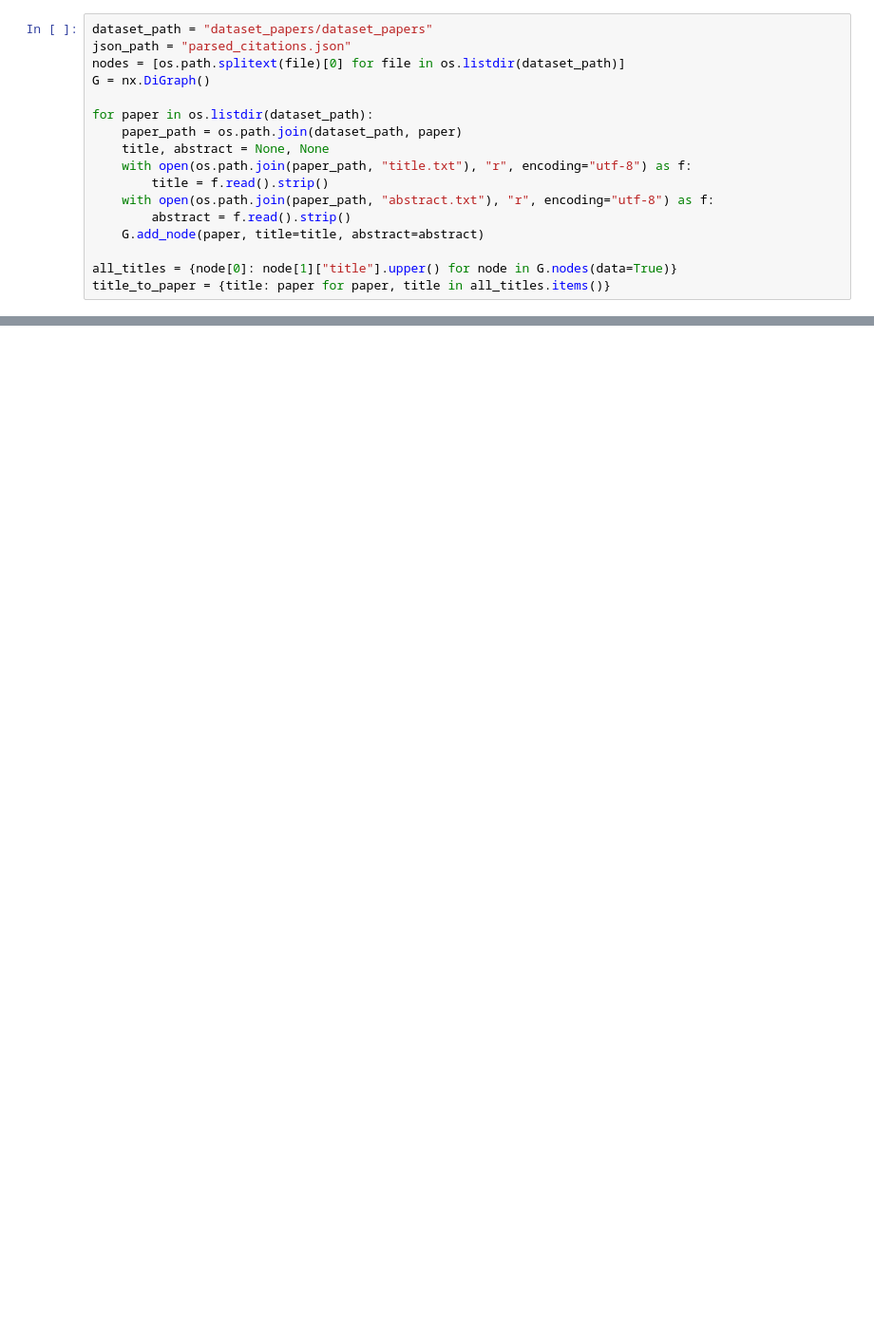
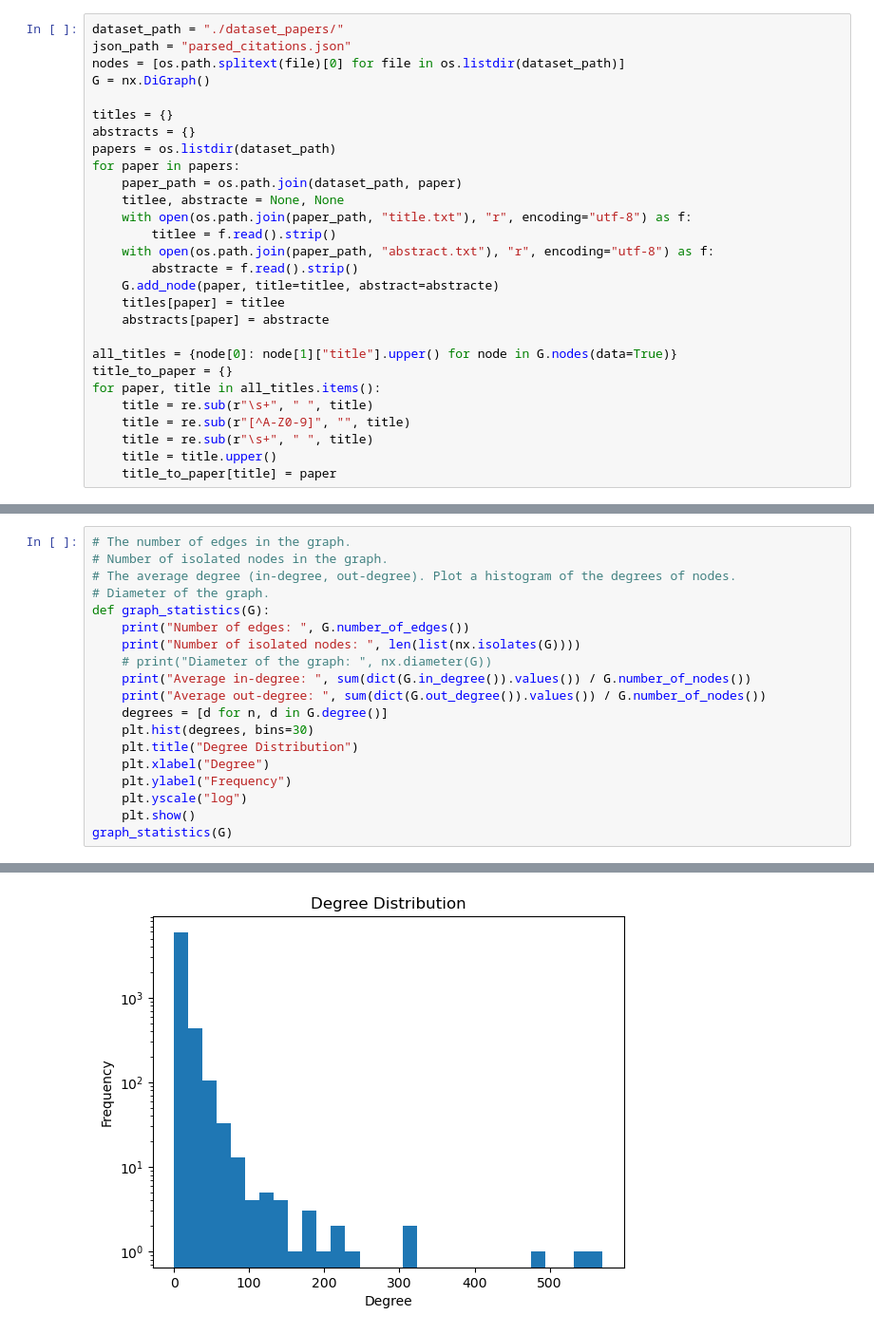
Before and after one commit to fred576/CS768, a Jupyter notebook: task1.ipynb, the cells around one changed output, grey strips where cells are left out. Shown at 95% size. Saved outputs shown, nothing was run; the diff lists cells and outputs as text; blank space fills up the shorter version.

```diff
--- a/task1.ipynb
+++ b/task1.ipynb
@@ -9,19 +10,30 @@ from difflib import get_close_matches
 # %%
-dataset_path = "dataset_papers/dataset_papers"
+dataset_path = "./dataset_papers/"
 json_path = "parsed_citations.json"
 nodes = [os.path.splitext(file)[0] for file in os.listdir(dataset_path)]
 G = nx.DiGraph()
 
-for paper in os.listdir(dataset_path):
+titles = {}
+abstracts = {}
+papers = os.listdir(dataset_path)
+for paper in papers:
     paper_path = os.path.join(dataset_path, paper)
-    title, abstract = None, None
+    titlee, abstracte = None, None
     with open(os.path.join(paper_path, "title.txt"), "r", encoding="utf-8") as f:
-        title = f.read().strip()
+        titlee = f.read().strip()
     with open(os.path.join(paper_path, "abstract.txt"), "r", encoding="utf-8") as f:
-        abstract = f.read().strip()
-    G.add_node(paper, title=title, abstract=abstract)
+        abstracte = f.read().strip()
+    G.add_node(paper, title=titlee, abstract=abstracte)
+    titles[paper] = titlee
+    abstracts[paper] = abstracte
 
 all_titles = {node[0]: node[1]["title"].upper() for node in G.nodes(data=True)}
-title_to_paper = {title: paper for paper, title in all_titles.items()}
+title_to_paper = {}
+for paper, title in all_titles.items():
+    title = re.sub(r"\s+", " ", title)
+    title = re.sub(r"[^A-Z0-9]", "", title)
+    title = re.sub(r"\s+", " ", title)
+    title = title.upper()
+    title_to_paper[title] = paper
 # %%
 def title_match(title, title_to_paper):
@@ -88,0 +101,20 @@ with open(json_path, "r", encoding="utf-8") as f:
+# %%
+# The number of edges in the graph.
+# Number of isolated nodes in the graph.
+# The average degree (in-degree, out-degree). Plot a histogram of the degrees of nodes.
+# Diameter of the graph.
+def graph_statistics(G):
+    print("Number of edges: ", G.number_of_edges())
+    print("Number of isolated nodes: ", len(list(nx.isolates(G))))
+    # print("Diameter of the graph: ", nx.diameter(G))
+    print("Average in-degree: ", sum(dict(G.in_degree()).values()) / G.number_of_nodes())
+    print("Average out-degree: ", sum(dict(G.out_degree()).values()) / G.number_of_nodes())
+    degrees = [d for n, d in G.degree()]
+    plt.hist(degrees, bins=30)
+    plt.title("Degree Distribution")
+    plt.xlabel("Degree")
+    plt.ylabel("Frequency")
+    plt.yscale("log")
+    plt.show()
+graph_statistics(G)
+# %% [output]
@@ -88,0 +125 @@ with open(json_path, "r", encoding="utf-8") as f:
+[figure, added]
```
Also changed, not shown: parts of 13 cells of this notebook.
